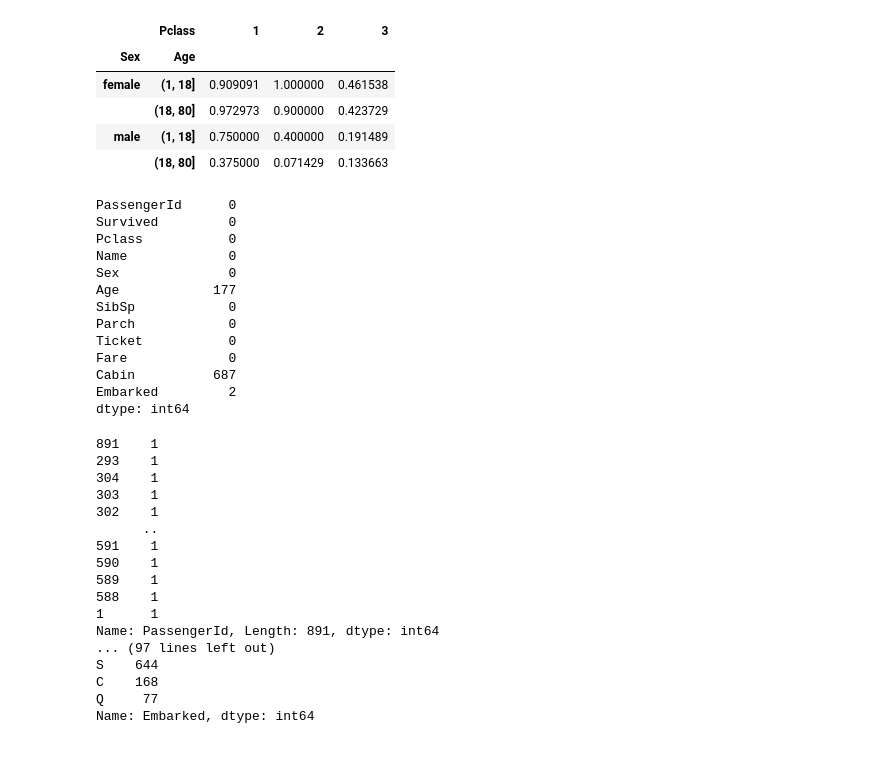
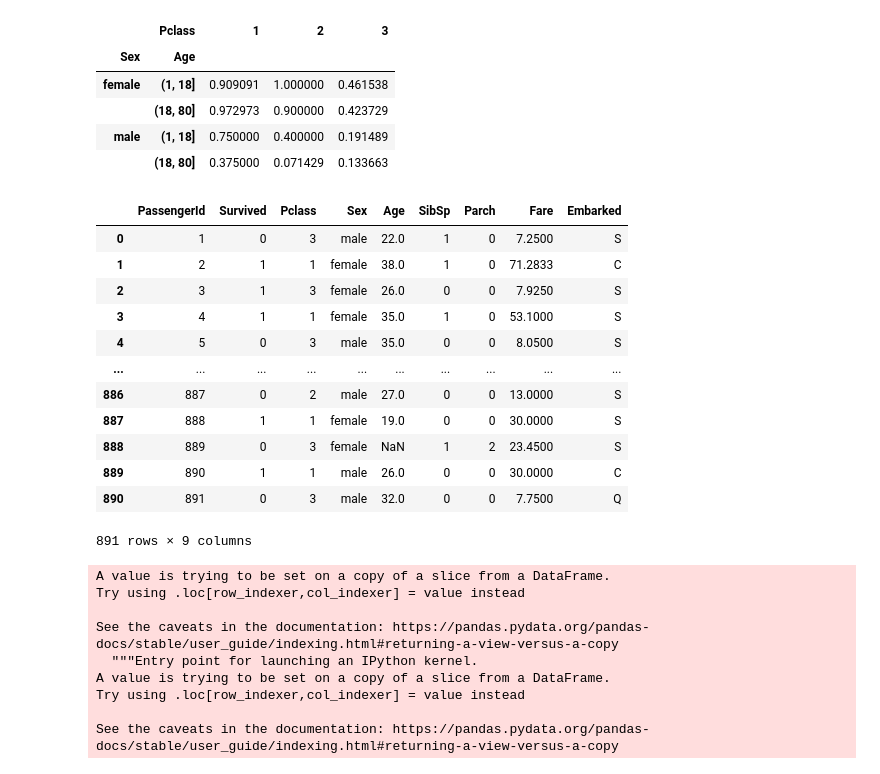
Before and after one commit to Tushar1337/Titanic---Machine-Learning-from-Disaster, a Jupyter notebook: titanic.ipynb, the cells around one changed output. Drawn from its saved outputs; the diff is of its cells as text; code cells hidden in the pictures.

Commit message:
adding label encoder to columns with string values

```diff
--- a/titanic.ipynb
+++ b/titanic.ipynb
@@ -81,39 +82,21 @@ titanic_train.pivot_table('Survived',index=['Sex',age],columns='Pclass')
 |  | (18, 80] | 0.375000 | 0.071429 | 0.133663 |
 # %%
 titanic_train.isna().sum()
+titanic_train=titanic_train.dropna(subset=['Embarked', 'Age'])
-# %% [output]
-PassengerId      0
-Survived         0
-Pclass           0
-Name             0
-Sex              0
-Age            177
-SibSp            0
-Parch            0
-Ticket           0
-Fare             0
-Cabin          687
-Embarked         2
-dtype: int64
-# %%
-for i in titanic_train:
-  print(titanic_train[i].value_counts())
-  print()
-# %% [output]
-891    1
-293    1
-304    1
-303    1
-302    1
-      ..
-591    1
-590    1
-589    1
-588    1
-1      1
-Name: PassengerId, Length: 891, dtype: int64
-... (97 lines left out)
-S    644
-C    168
-Q     77
-Name: Embarked, dtype: int64
+# %%
+titanic_train=titanic_train.drop(['Ticket', 'Name', 'Cabin'],axis=1)
+titanic_train
+# %% [output]
+|  | PassengerId | Survived | Pclass | Sex | Age | SibSp | Parch | Fare | Embarked |
+| 0 | 1 | 0 | 3 | male | 22.0 | 1 | 0 | 7.2500 | S |
+| 1 | 2 | 1 | 1 | female | 38.0 | 1 | 0 | 71.2833 | C |
+| 2 | 3 | 1 | 3 | female | 26.0 | 0 | 0 | 7.9250 | S |
+| 3 | 4 | 1 | 1 | female | 35.0 | 1 | 0 | 53.1000 | S |
+| 4 | 5 | 0 | 3 | male | 35.0 | 0 | 0 | 8.0500 | S |
+| ... | ... | ... | ... | ... | ... | ... | ... | ... | ... |
+| 886 | 887 | 0 | 2 | male | 27.0 | 0 | 0 | 13.0000 | S |
+| 887 | 888 | 1 | 1 | female | 19.0 | 0 | 0 | 30.0000 | S |
+| 888 | 889 | 0 | 3 | female | NaN | 1 | 2 | 23.4500 | S |
+| 889 | 890 | 1 | 1 | male | 26.0 | 0 | 0 | 30.0000 | C |
+| 890 | 891 | 0 | 3 | male | 32.0 | 0 | 0 | 7.7500 | Q |
+891 rows × 9 columns
@@ -119,0 +105,13 @@ Name: Embarked, dtype: int64
+# %%
+titanic_train['Sex']=lencoder.fit_transform(titanic_train['Sex'].values)
+titanic_train['Embarked'] = lencoder.fit_transform(titanic_train['Embarked'].values)
+# %% [output]
+A value is trying to be set on a copy of a slice from a DataFrame.
+Try using .loc[row_indexer,col_indexer] = value instead
+
+See the caveats in the documentation: https://pandas.pydata.org/pandas-docs/stable/user_guide/indexing.html#returning-a-view-versus-a-copy
+  """Entry point for launching an IPython kernel.
+A value is trying to be set on a copy of a slice from a DataFrame.
+Try using .loc[row_indexer,col_indexer] = value instead
+
+See the caveats in the documentation: https://pandas.pydata.org/pandas-docs/stable/user_guide/indexing.html#returning-a-view-versus-a-copy
```
Also changed, not shown: parts of 2 cells of this notebook.
